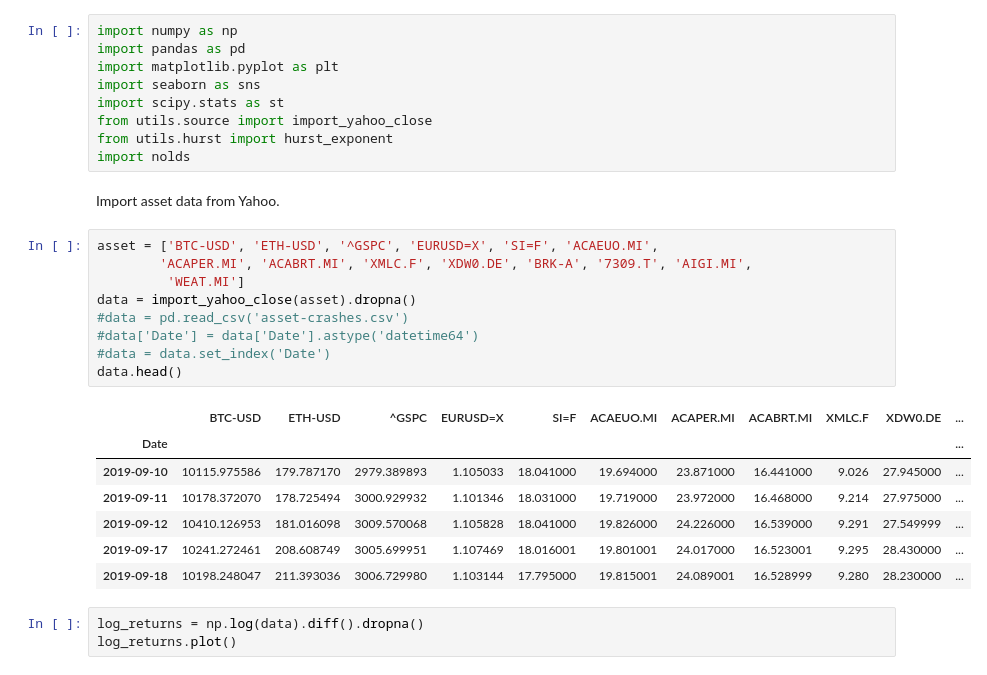
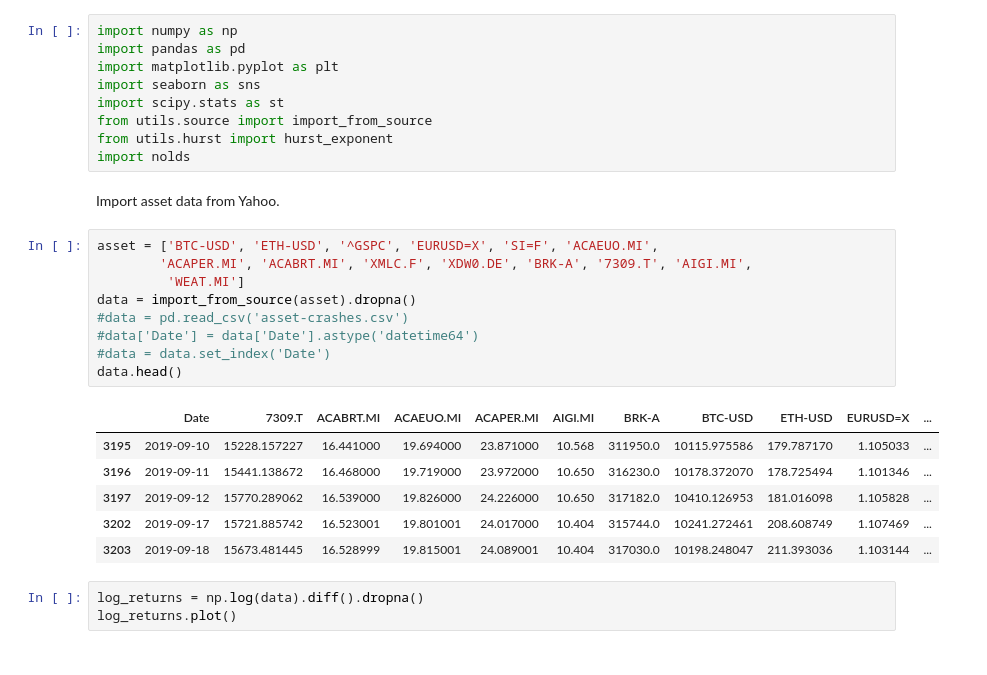
Before and after one commit to fedeb95/market-analysis, a Jupyter notebook: Hurst exponent.ipynb, the cells around one changed output. Drawn from its saved outputs; the diff is of its cells as text.

Commit message:
use new source method in Hurst

```diff
--- a/Hurst exponent.ipynb
+++ b/Hurst exponent.ipynb
@@ -4,7 +4,7 @@ import pandas as pd
 import matplotlib.pyplot as plt
 import seaborn as sns
 import scipy.stats as st
-from utils.source import import_yahoo_close
+from utils.source import import_from_source
 from utils.hurst import hurst_exponent
 import nolds
 # %% [markdown]
@@ -12,20 +12,19 @@ Import asset data from Yahoo.
 # %%
 asset = ['BTC-USD', 'ETH-USD', '^GSPC', 'EURUSD=X', 'SI=F', 'ACAEUO.MI',
         'ACAPER.MI', 'ACABRT.MI', 'XMLC.F', 'XDW0.DE', 'BRK-A', '7309.T', 'AIGI.MI',
          'WEAT.MI']
-data = import_yahoo_close(asset).dropna()
+data = import_from_source(asset).dropna()
 #data = pd.read_csv('asset-crashes.csv')
 #data['Date'] = data['Date'].astype('datetime64')
 #data = data.set_index('Date')
 data.head()
 # %% [output]
-|  | BTC-USD | ETH-USD | ^GSPC | EURUSD=X | SI=F | ACAEUO.MI | ACAPER.MI | ACABRT.MI | XMLC.F | XDW0.DE | ... |
-| Date |  |  |  |  |  |  |  |  |  |  | ... |
-| 2019-09-10 | 10115.975586 | 179.787170 | 2979.389893 | 1.105033 | 18.041000 | 19.694000 | 23.871000 | 16.441000 | 9.026 | 27.945000 | ... |
-| 2019-09-11 | 10178.372070 | 178.725494 | 3000.929932 | 1.101346 | 18.031000 | 19.719000 | 23.972000 | 16.468000 | 9.214 | 27.975000 | ... |
-| 2019-09-12 | 10410.126953 | 181.016098 | 3009.570068 | 1.105828 | 18.041000 | 19.826000 | 24.226000 | 16.539000 | 9.291 | 27.549999 | ... |
-| 2019-09-17 | 10241.272461 | 208.608749 | 3005.699951 | 1.107469 | 18.016001 | 19.801001 | 24.017000 | 16.523001 | 9.295 | 28.430000 | ... |
-| 2019-09-18 | 10198.248047 | 211.393036 | 3006.729980 | 1.103144 | 17.795000 | 19.815001 | 24.089001 | 16.528999 | 9.280 | 28.230000 | ... |
+|  | Date | 7309.T | ACABRT.MI | ACAEUO.MI | ACAPER.MI | AIGI.MI | BRK-A | BTC-USD | ETH-USD | EURUSD=X | ... |
+| 3195 | 2019-09-10 | 15228.157227 | 16.441000 | 19.694000 | 23.871000 | 10.568 | 311950.0 | 10115.975586 | 179.787170 | 1.105033 | ... |
+| 3196 | 2019-09-11 | 15441.138672 | 16.468000 | 19.719000 | 23.972000 | 10.650 | 316230.0 | 10178.372070 | 178.725494 | 1.101346 | ... |
+| 3197 | 2019-09-12 | 15770.289062 | 16.539000 | 19.826000 | 24.226000 | 10.650 | 317182.0 | 10410.126953 | 181.016098 | 1.105828 | ... |
+| 3202 | 2019-09-17 | 15721.885742 | 16.523001 | 19.801001 | 24.017000 | 10.404 | 315744.0 | 10241.272461 | 208.608749 | 1.107469 | ... |
+| 3203 | 2019-09-18 | 15673.481445 | 16.528999 | 19.815001 | 24.089001 | 10.404 | 317030.0 | 10198.248047 | 211.393036 | 1.103144 | ... |
 # %%
 log_returns = np.log(data).diff().dropna()
 log_returns.plot()
```
